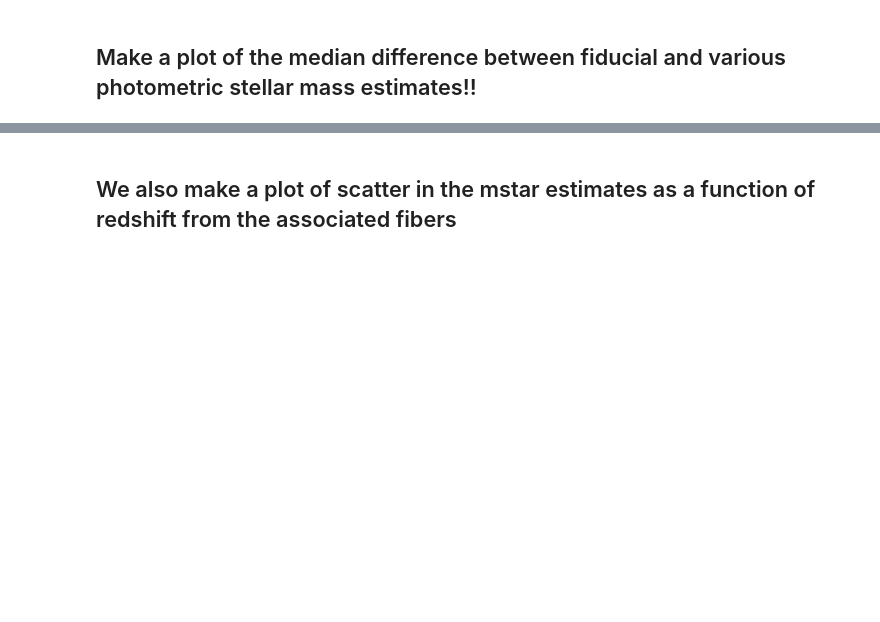
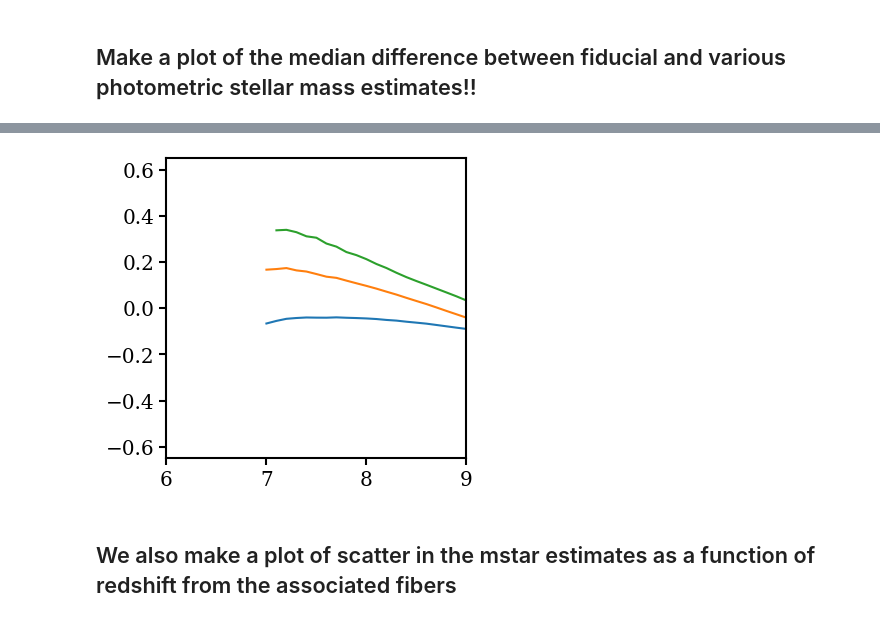
Before and after one commit to virajvman/desi_dwarfs, a Jupyter notebook: notebooks/catalog_paper/stellar_mass_investigate.ipynb, the cells around one changed output, grey strips where cells are left out. Cells and saved outputs as stored; diff of their text form; code cells hidden in the pictures; blank space fills up the shorter version.

```diff
--- a/notebooks/catalog_paper/stellar_mass_investigate.ipynb
+++ b/notebooks/catalog_paper/stellar_mass_investigate.ipynb
@@ -1473,3 +1522,25 @@ array([], dtype=int64)
+# %%
+fig,ax = make_subplots(1,1,return_fig=True)
+
+bin_cens, mia_nc_c10_comp = get_median_relation(main["LOG_MSTAR_M24"].data, mstar_mia_NC_C10)
+
+bin_cens, saga_nc_c10_comp = get_median_relation(main["LOG_MSTAR_M24"].data, mstar_saga_NC_C10)
+
+bin_cens, cigale_comp = get_median_relation(main_hu_match["LOG_MSTAR_M24"], np.log10(hu_match["MASS_CG"]) + 0.03)
+
+
+ax[0].plot(bin_cens, mia_nc_c10_comp)
+ax[0].plot(bin_cens, saga_nc_c10_comp)
+ax[0].plot(bin_cens, cigale_comp)
+
+
+ax[0].set_xlim([6,9])
+ax[0].set_ylim([-0.65,0.65])
+
+
+plt.show()
+# %% [output]
+[figure, added]
 # %% [markdown]
 ## We also make a plot of scatter in the mstar estimates as a function of redshift from the associated fibers
 # %%
```
Also changed, not shown: parts of 4 cells of this notebook.
